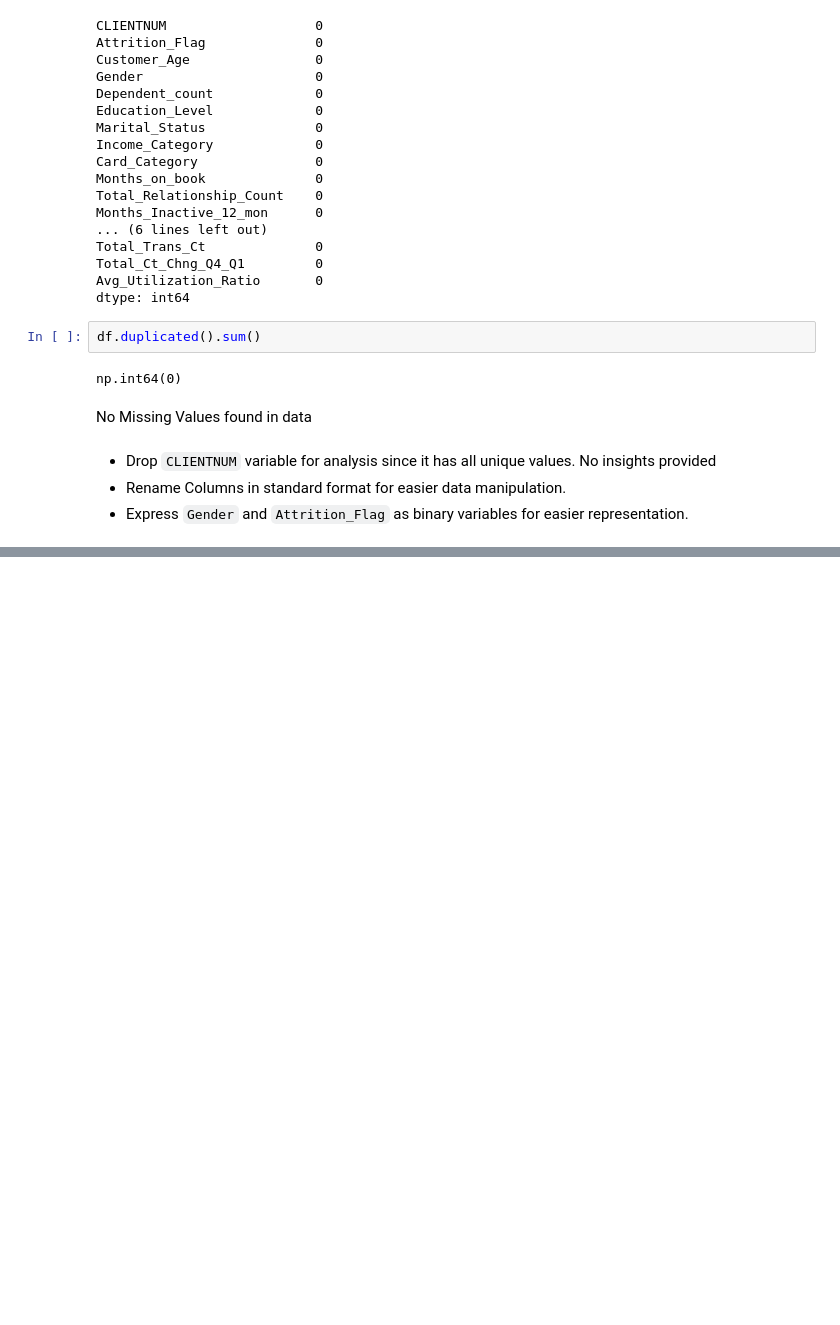
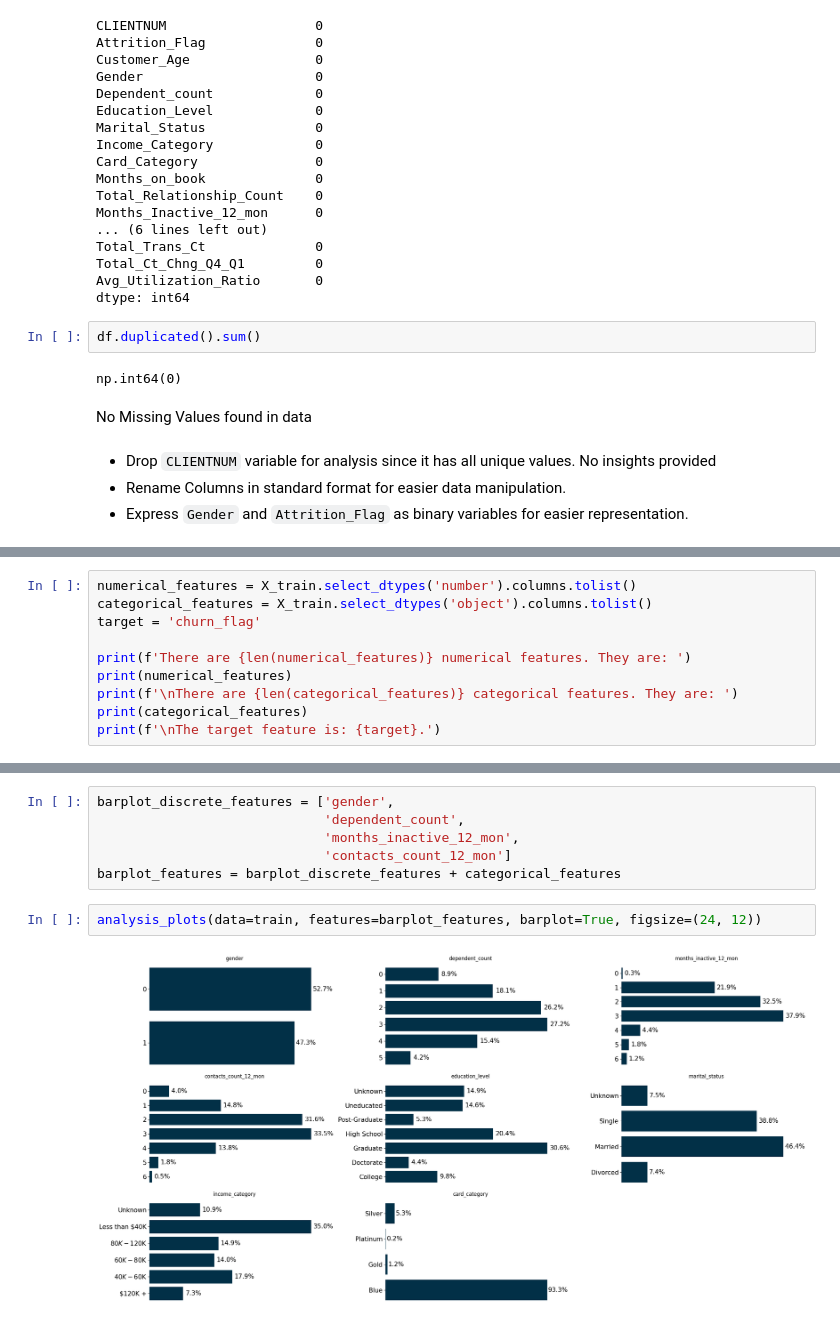
Before and after one commit to Shri0807/Credit-Card-Churn-Prediction, a Jupyter notebook: notebooks/EDA.ipynb, the cells around one changed output, grey strips where cells are left out. Drawn from its saved outputs; the diff is of its cells as text; blank space fills up the shorter version.

```diff
--- a/notebooks/EDA.ipynb
+++ b/notebooks/EDA.ipynb
@@ -134,0 +289,10 @@ df['attrition_flag'] = df['attrition_flag'].map({'Attrited Customer': 1, 'Existi
+# %%
+numerical_features = X_train.select_dtypes('number').columns.tolist()
+categorical_features = X_train.select_dtypes('object').columns.tolist()
+target = 'churn_flag'
+
+print(f'There are {len(numerical_features)} numerical features. They are: ')
+print(numerical_features)
+print(f'\nThere are {len(categorical_features)} categorical features. They are: ')
+print(categorical_features)
+print(f'\nThe target feature is: {target}.')
@@ -134,0 +436,10 @@ df['attrition_flag'] = df['attrition_flag'].map({'Attrited Customer': 1, 'Existi
+# %%
+barplot_discrete_features = ['gender',
+                             'dependent_count',
+                             'months_inactive_12_mon',
+                             'contacts_count_12_mon']
+barplot_features = barplot_discrete_features + categorical_features
+# %%
+analysis_plots(data=train, features=barplot_features, barplot=True, figsize=(24, 12))
+# %% [output]
+[figure, added]
```
Also changed, not shown: parts of 28 cells of this notebook.
